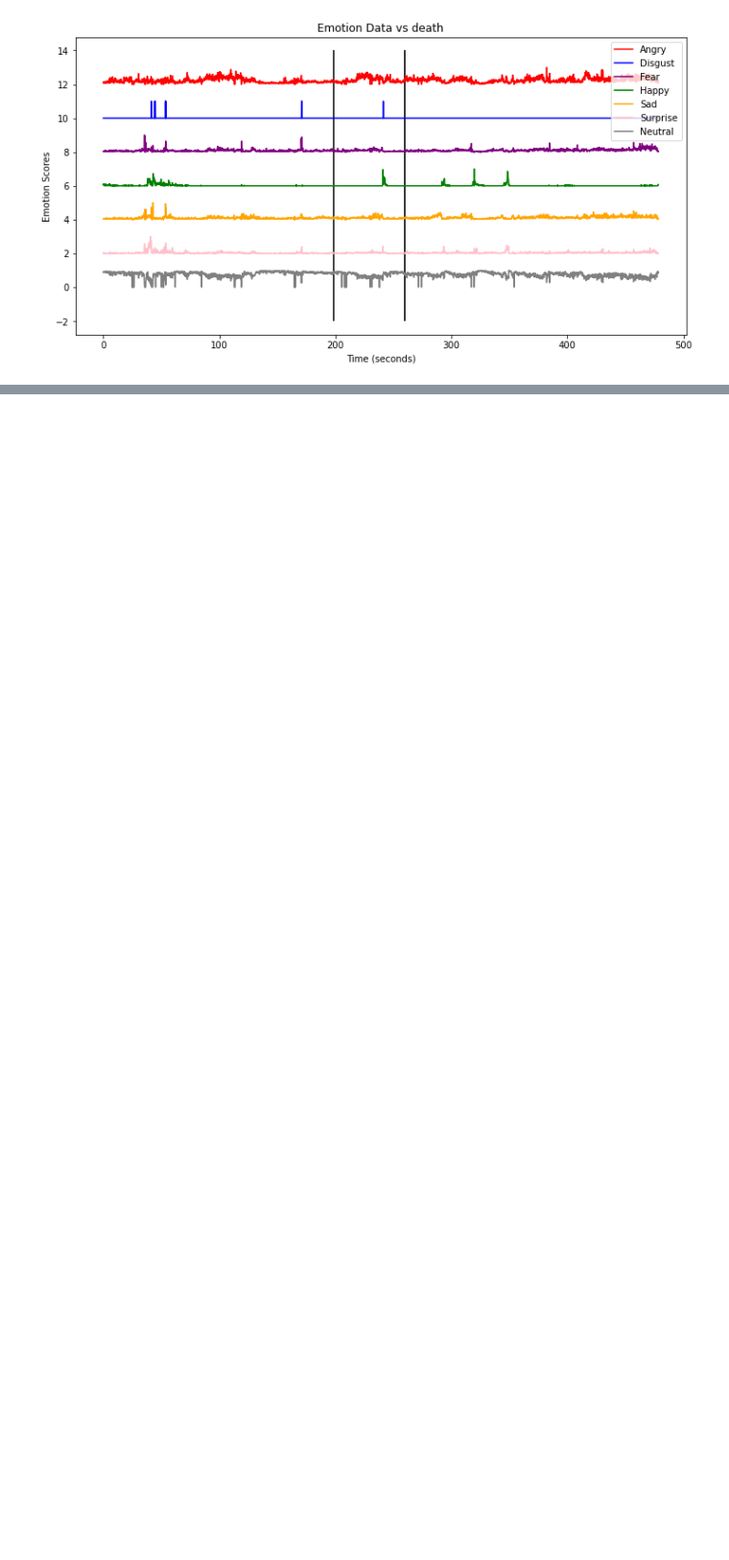
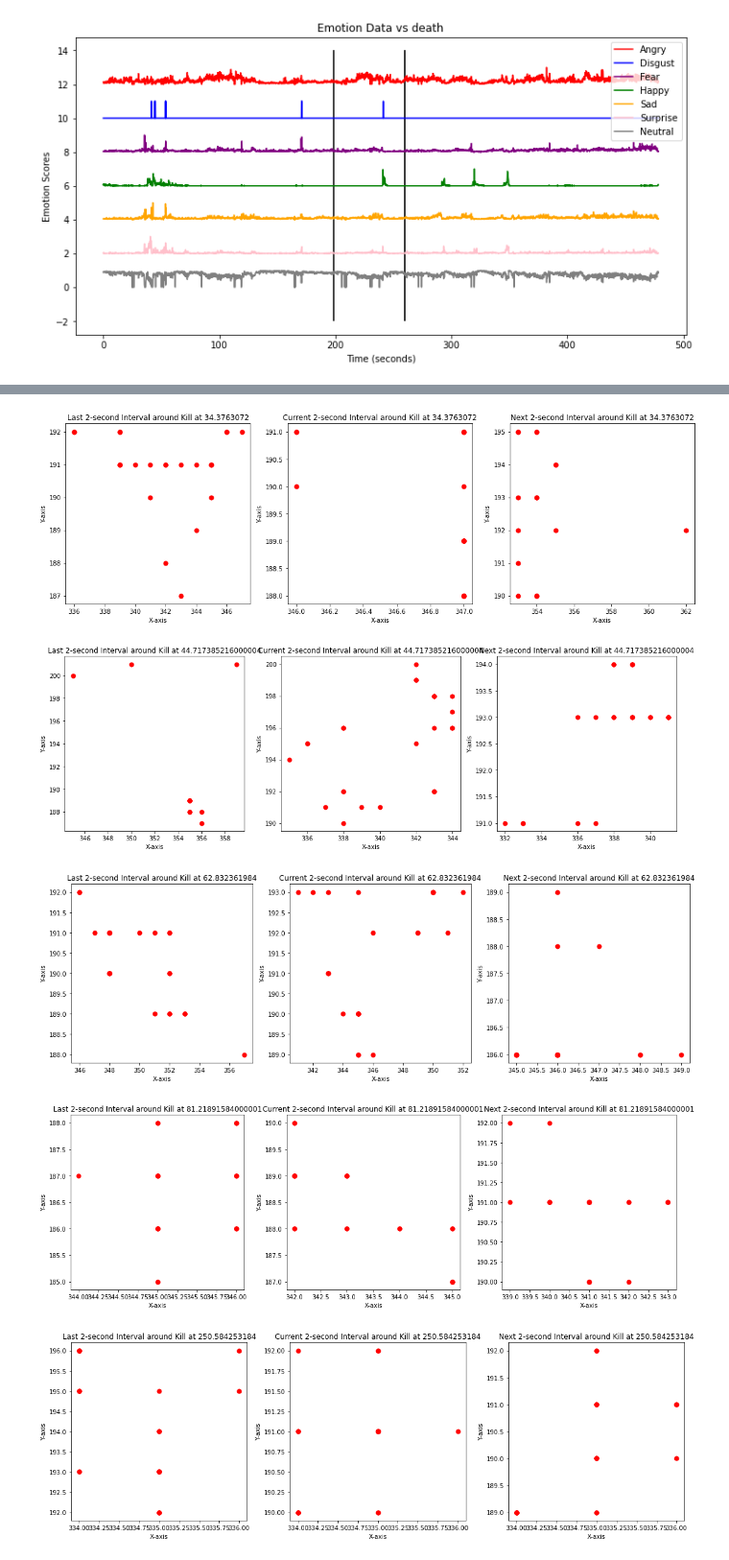
Before and after one commit to ketan1741/Athletech, a Jupyter notebook: Analysis/Overall Analysis.ipynb, the cells around one changed output, grey strips where cells are left out. Shown at 96% size. Saved outputs shown, nothing was run; the diff lists cells and outputs as text; code cells hidden in the pictures; blank space fills up the shorter version.

Commit message:
Latest Graph Plot (Aug 8th)

```diff
--- a/Analysis/Overall Analysis.ipynb
+++ b/Analysis/Overall Analysis.ipynb
@@ -77,6 +182,15 @@ keyboard['Y_Value'] = keyboard['Mouse Position'].apply(extract_y_value)
 # Readin EEG data and do pre-processing
 eeg = pd.read_csv("EEG_recording_2023-08-04-19.25.21.csv")
 eeg['timestamps_alt'] = eeg.timestamps.apply(lambda x: datetime.fromtimestamp(x).strftime('%m/%d/%Y %H:%M:%S.%f')[:-3])
+# %%
+# Read Gaze data and do pre-processing
+gaze = pd.read_csv('gaze_data.csv')
+# Convert the 'Timestamp' column to pandas datetime format with the appropriate format specified
+gaze['Timestamp'] = pd.to_datetime(gaze['Timestamp'], unit='s')
+# Apply the parsing function to 'Left Pupil' and 'Right Pupil' columns
+gaze['Left Pupil'] = gaze['Left Pupil'].apply(parse_pupil_data)
+gaze['Right Pupil'] = gaze['Right Pupil'].apply(parse_pupil_data)
+gaze['Eye Center'] = gaze.apply(calculate_eye_center, axis=1)
 # %%
 # Readin posture data
 posture = pd.read_csv("posture_changes.csv")
@@ -146,6 +359,8 @@ emotion['Timestamp'] = (emotion['Timestamp'] - emotion['Timestamp'].min()).dt.to
 if isinstance(eeg['timestamps_alt'].iloc[0], str):
     eeg['timestamps_alt'] = pd.to_datetime(eeg['timestamps_alt'])
 eeg['timestamps_alt'] = (eeg['timestamps_alt'] - eeg['timestamps_alt'].min()).dt.total_seconds()
+keyboard['Timestamp'] = (keyboard['Timestamp'] - keyboard['Timestamp'].min()).dt.total_seconds()
+gaze['Timestamp'] = (gaze['Timestamp'] - gaze['Timestamp'].min()).dt.total_seconds()
 # %%
 eeg
 # %% [output]
@@ -254,0 +1145,47 @@ keyboard['Timestamp'] = (keyboard['Timestamp'] - keyboard['Timestamp'].min()).dt
+# %%
+# Iterate through the kill timestamps
+for index, (timestamp, kill) in enumerate(zip(kill_df['Timestamp'], kill_df['Kills'])):
+    if kill == 1:
+        # Define the time ranges for the 2-second intervals
+        last_interval_start = timestamp - 1.5
+        current_interval_start = timestamp
+        next_interval_start = timestamp + 1.5
+
+        # Filter data within the 1-second intervals
+        last_interval_data = gaze[(gaze['Timestamp'] >= last_interval_start - 3) & (gaze['Timestamp'] < last_interval_start)]
+        current_interval_data = gaze[(gaze['Timestamp'] >= last_interval_start) & (gaze['Timestamp'] <= next_interval_start)]
+        next_interval_data = gaze[(gaze['Timestamp'] > next_interval_start) & (gaze['Timestamp'] <= next_interval_start + 3)]
+
+        # Filter out rows with 'None' in 'Eye Center'
+        last_valid_group = last_interval_data.dropna(subset=['Eye Center'])
+        current_valid_group = current_interval_data.dropna(subset=['Eye Center'])
+        next_valid_group = next_interval_data.dropna(subset=['Eye Center'])
+
+        if not last_valid_group.empty and not current_valid_group.empty and not next_valid_group.empty:
+            # Create subplots for the three graphs
+            fig, axs = plt.subplots(1, 3, figsize=(15, 5))
+
+            for ax, interval_data, interval_name in zip(axs, [last_valid_group, current_valid_group, next_valid_group], ['Last', 'Current', 'Next']):
+                X = np.vstack(interval_data['Eye Center'])
+                X = X.astype(float)
+
+                # Plot the eye center distribution within the 1-second interval
+                ax.scatter(X[:, 0], X[:, 1], s=50)
+                ax.set_xlabel('X-axis')
+                ax.set_ylabel('Y-axis')
+                ax.set_title(f'{interval_name} 2-second Interval around Kill at {timestamp}')
+
+            # Save the figure
+            plt.tight_layout()
+            plt.savefig(f"eye_concentration/kill/eye_center_distribution_around_kill_{timestamp}.png")
+            plt.show()  # Display the plot
+            plt.close()  # Close the plot to avoid overlapping
+
+        else:
+            print(f"No data within the 2-second intervals around Kill at {timestamp}.")
+# %% [output]
+[figure, added]
+[figure, added]
+[figure, added]
+[figure, added]
+[figure, added]
```
Also changed, not shown: parts of 50 cells of this notebook.
